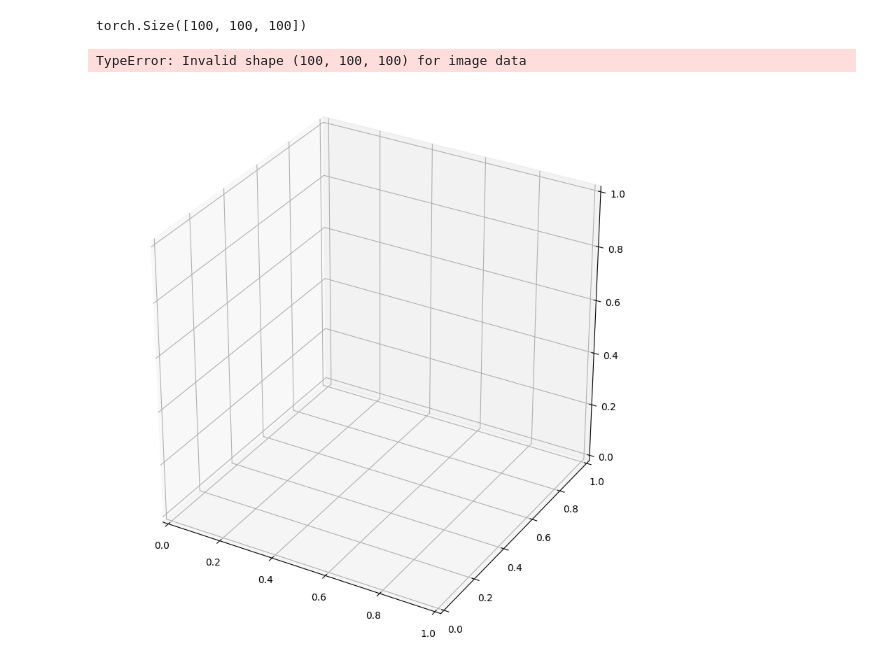
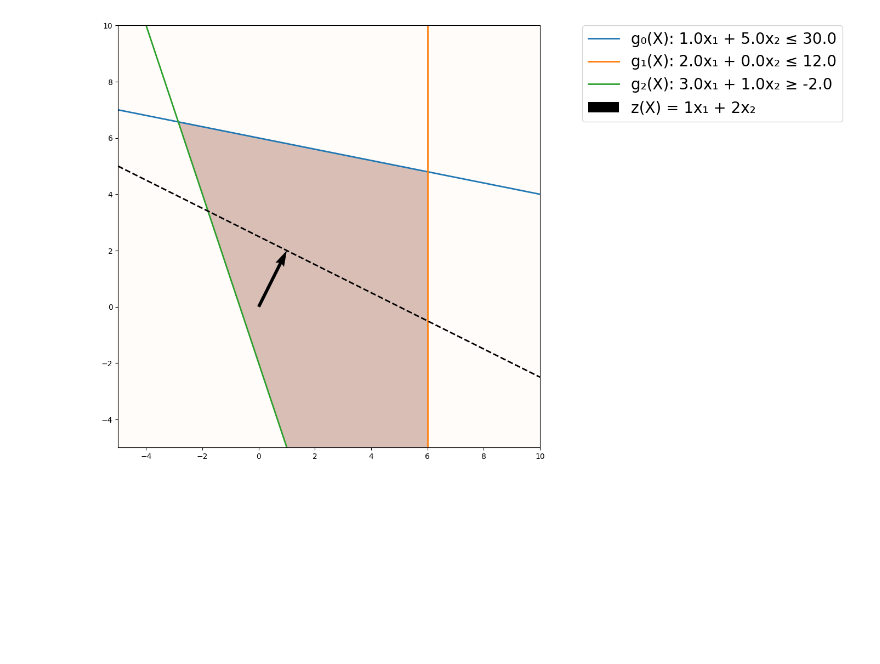
Before and after one commit to TupleTurtle/REU, a Jupyter notebook: Linear.ipynb, the cells around one changed output. Saved outputs shown, nothing was run; the diff lists cells and outputs as text; code cells hidden in the pictures; blank space fills up the shorter version.

```diff
--- a/Linear.ipynb
+++ b/Linear.ipynb
@@ -22,6 +23,13 @@ class LinearProg(nn.Module):
             eqs = torch.cat((eqs, torch.tensor(e[:-1]).unsqueeze(-1)), -1)
         return eqs, d
 
+    def solve(self, eq):
+        d = torch.tensor([])
+        eqs = torch.tensor([])
+        for e in eq:
+            d = torch.cat((d, torch.tensor(e[-1]).unsqueeze(0)))
+            eqs = torch.cat((eqs, torch.tensor(e[:-1]).unsqueeze(-1)), -1)
+        return eqs, d
 
     def region(self, arr):
         stack = torch.stack(arr, -1)
@@ -54,47 +62,53 @@ class LinearProg(nn.Module):
 
         fig = plt.figure(figsize=(10, 10))
 
-
         if dim == 2:
             s = torch.linspace(-5, 10, 600)
             xr, yr = torch.meshgrid(s, s)
 
             ax = fig.add_subplot()
 
-            area = self.region([xr, yr])
-
+            area = self.region([yr, xr])
             ax.imshow(area, extent=(xr.min(), xr.max(), yr.min(), yr.max()), origin='lower', cmap='Oranges', alpha=0.3)
 
             x = s.unsqueeze(-1)
-            # for multidim x = (2, 6), self.eqs[:, :-1] = ()
-            #print(self.d.shape, self.eqs[:-1].shape, (x @ self.eqs[-1:]).shape, self.eqs[-1].shape)
-            #print(self.eqs[:-1])
-            #print((self.d - x @ self.eqs[:-1]) / self.eqs[-1])
             y = (self.d - x @ self.eqs[:-1]) / (1e-12+self.eqs[-1])
 
             conv = {'<=': '≤',
                     '>=': '≥',
                     '<': '<',
                     '>': '>',
-                    '=': '=',}
+                    '=': '='}
+            sub = '₀₁₂₃₄₅₆₇₈₉'
+            ints = '0123456789'
+            transdict = {el1: el2 for el1, el2 in zip(ints, sub)}
 
             es = []
             for l in self.eqs.mT:
                 e = ''
                 for i, xx in enumerate(l, 1):
-                    el = f'{xx:.1f} * x{i} + '
+                    el = f'{xx:.1f}x{transdict[str(i)]} + '
                     e += el
                 es.append(e[:-3])
-            print(es)
+
             labels = [f'{l} {conv[inq]} {d}' for l, inq, d in zip(es, self.ineqs, self.d)]
 
-            ax.plot(x, y, label=labels, linewidth=2)
-            ax.legend(bbox_to_anchor=(1.1, 1), loc=2, borderaxespad=0., fontsize=20)
+            x = x.expand(-1, 3).mT
+            y = y.mT
+
+            for n, data in enumerate(zip(x, y, labels)):
+                xi, yi, li = data
+                n = ''.join([transdict[ni] for ni in str(n)])
+                ax.plot(xi, yi, label=f'g{n}(X): '+li, linewidth=2)
+
             plt.xlim(-5, 10)
             plt.ylim(-5, 10)
+
             x1, x2 = self.z.unbind()
-            ax.quiver((0), (0), x1, x2, scale_units='xy', scale=1)
-            #plt.plot(x1+torch.tensor([x2, -x2]), x2+torch.tensor([-x1, x1]))
+            ax.quiver((0), (0), x1, x2, scale_units='xy', scale=1, label=f'z(X) = {x1}x₁ + {x2}x₂')
+
+            ax.legend(bbox_to_anchor=(1.1, 1), loc=2, borderaxespad=0., fontsize=20)
+
             ax.axline([x1+x2, x2-x1], [x1-x2, x2+x1], linewidth=2, linestyle='--', color='k')
 
         elif dim == 3:
@@ -103,7 +117,6 @@ class LinearProg(nn.Module):
             ax = fig.add_subplot(projection='3d')
 
             area = self.region(reg)
-            print(area.shape)
 
             ax.imshow(area, extent=(s.min(), s.max(), s.min(), s.max(), s.min(), s.max()), origin='lower', cmap='Oranges', alpha=0.3)
 
@@ -112,23 +125,18 @@ class LinearProg(nn.Module):
             s = s.unsqueeze(-1).expand(-1, 3)
             stack = torch.stack([xr, yr], -1)
             z = (self.d - stack @ self.eqs[:-1]) / (1e-12+self.eqs[-1])
-            print(z.shape)
             #z = torch.all(z, 0)
 
             xr = xr.unsqueeze(-1).expand([-1, -1, 3])
             yr = yr.unsqueeze(-1).expand([-1, -1, 3])
             #ax.imshow(area.int(), extent=(xr.min(), xr.max(), yr.min(), yr.max(), zr.min(), zr.max()), origin='lower', cmap='Oranges', alpha=0.3)
             ax.scatter(xr.flatten(), yr.flatten(), z.flatten(), alpha=0.2)
-
-
-
-z = torch.tensor([1, 2])
-eq = ((0, 4, 3, 30), (2, 0, 5, 12), (3, 1, 0, -2))
-ineq = ('<=', '>=', '>=')
-pr = LinearProg(z, eq, ineq)
-
-pr.draw(3)
-# %% [output]
-torch.Size([100, 100, 100])
-TypeError: Invalid shape (100, 100, 100) for image data
-[figure, removed]
+# %%
+z = torch.tensor([1, 2])
+eq = ((1, 5, 30), (2, 0, 12), (3, 1, -2))
+ineq = ('<=', '<=', '>=')
+pr = LinearProg(z, eq, ineq)
+
+pr.draw(2)
+# %% [output]
+[figure, added]
```
Also changed, not shown: parts of 1 cell of this notebook.
